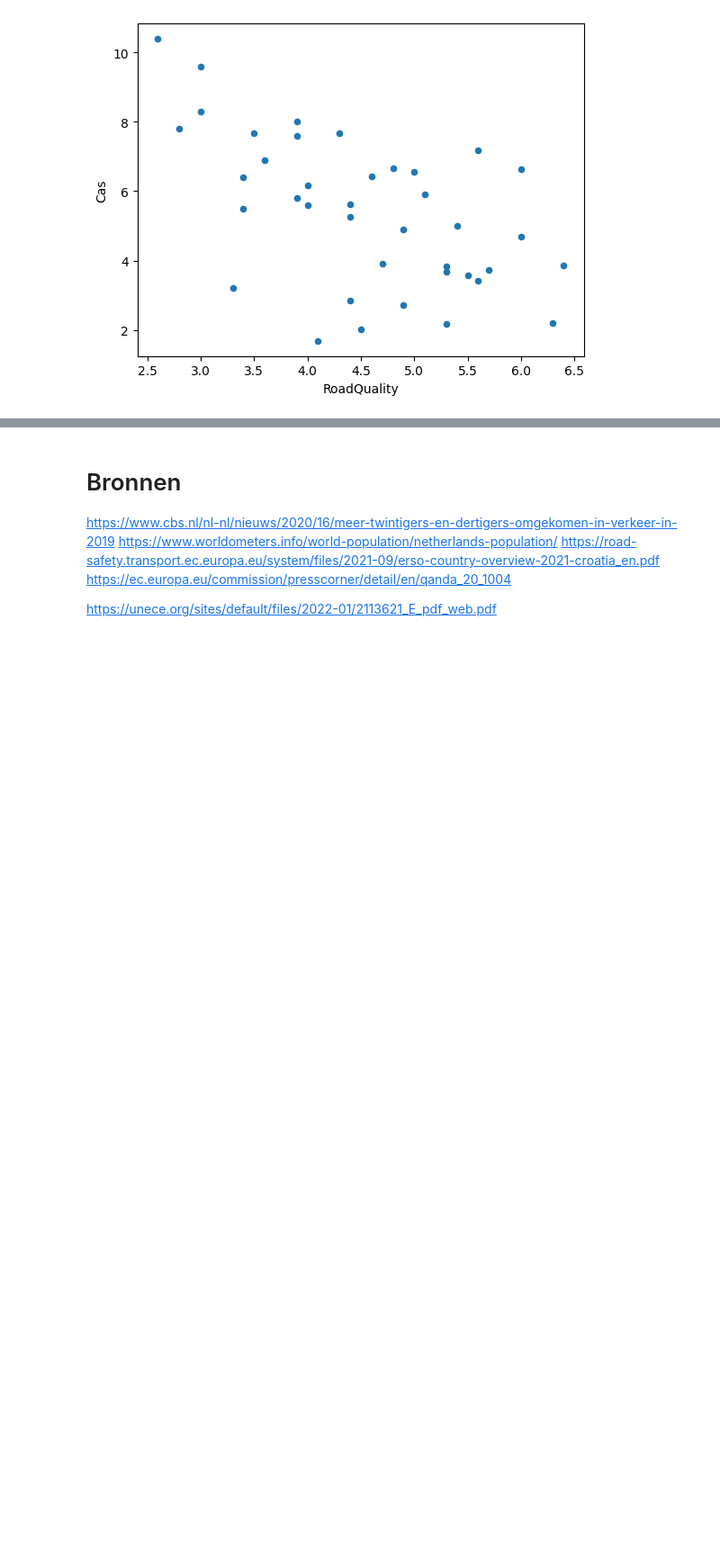
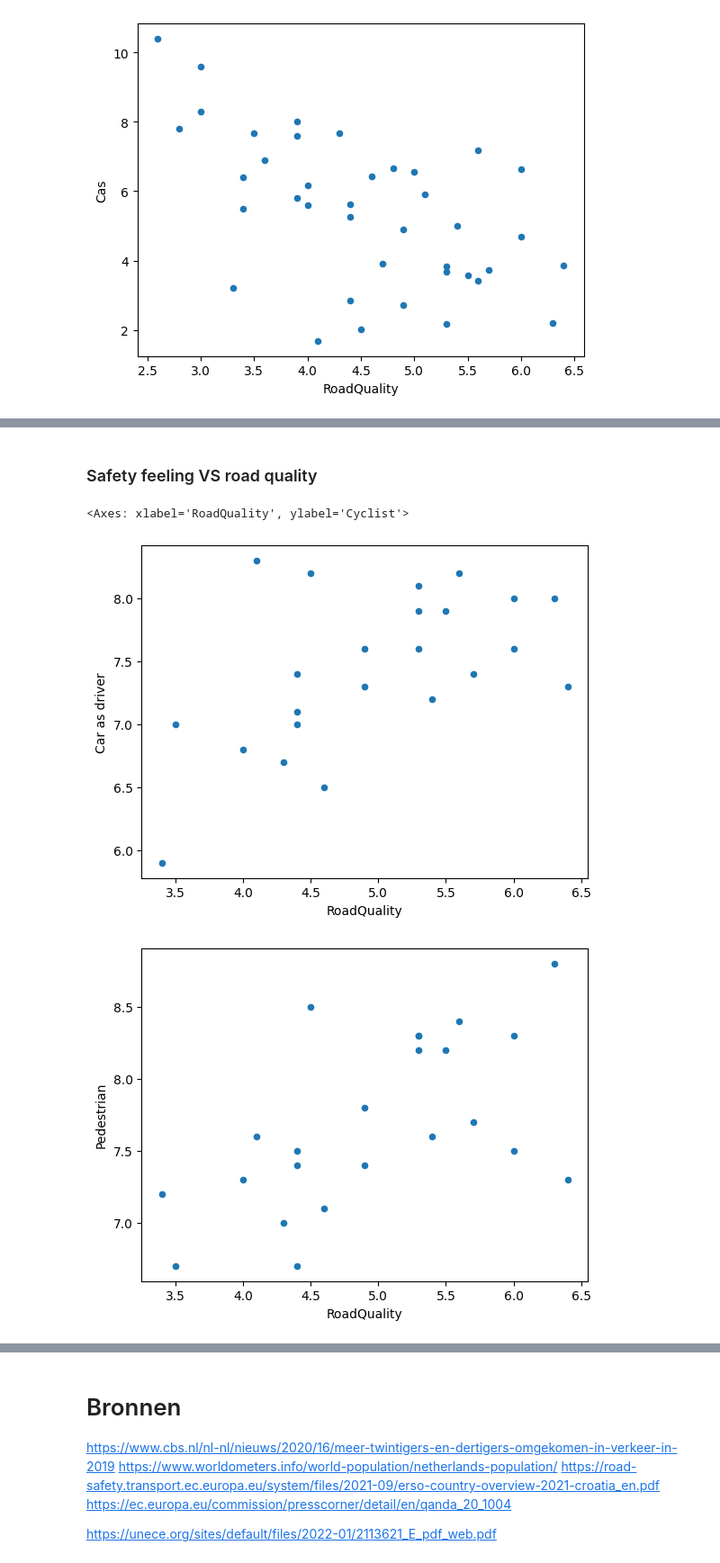
Before and after one commit to ThomSerg/InfoVis-Verkeersongevallen, a Jupyter notebook: db/Europe/Dataset creation.ipynb, the cells around one changed output, grey strips where cells are left out. Shown at 90% size. Saved outputs shown, nothing was run; the diff lists cells and outputs as text; code cells hidden in the pictures; blank space fills up the shorter version.

```diff
--- a/db/Europe/Dataset creation.ipynb
+++ b/db/Europe/Dataset creation.ipynb
@@ -24,6 +24,7 @@ Data set die handelt over de wegkwaliteit in Europe
 # Read CSV file using Pandas
 roadQualityData = pd.read_csv(roadQualityFileName)
 
+roadQualityData.loc[roadQualityData['Country'] == "UK", 'Country'] = "United Kingdom"
 roadQualityData
 # %% [output]
 |  | Country | RoadQuality | Ranking |
@@ -181,0 +273,10 @@ TrafficDataset.plot.scatter(x='RoadQuality', y='Cas')
+# %% [markdown]
+### Safety feeling VS road quality
+# %%
+pd.merge(roadQualityData, safetyFeelingData, how="inner", on="Country").plot.scatter(x='RoadQuality', y='Car as driver')
+pd.merge(roadQualityData, safetyFeelingData, how="inner", on="Country").plot.scatter(x='RoadQuality', y='Pedestrian')
+pd.merge(roadQualityData, safetyFeelingData, how="inner", on="Country").plot.scatter(x='RoadQuality', y='Cyclist')
+# %% [output]
+<Axes: xlabel='RoadQuality', ylabel='Cyclist'>
+[figure, added]
+[figure, added]
```
Also changed, not shown: parts of 22 cells of this notebook.
